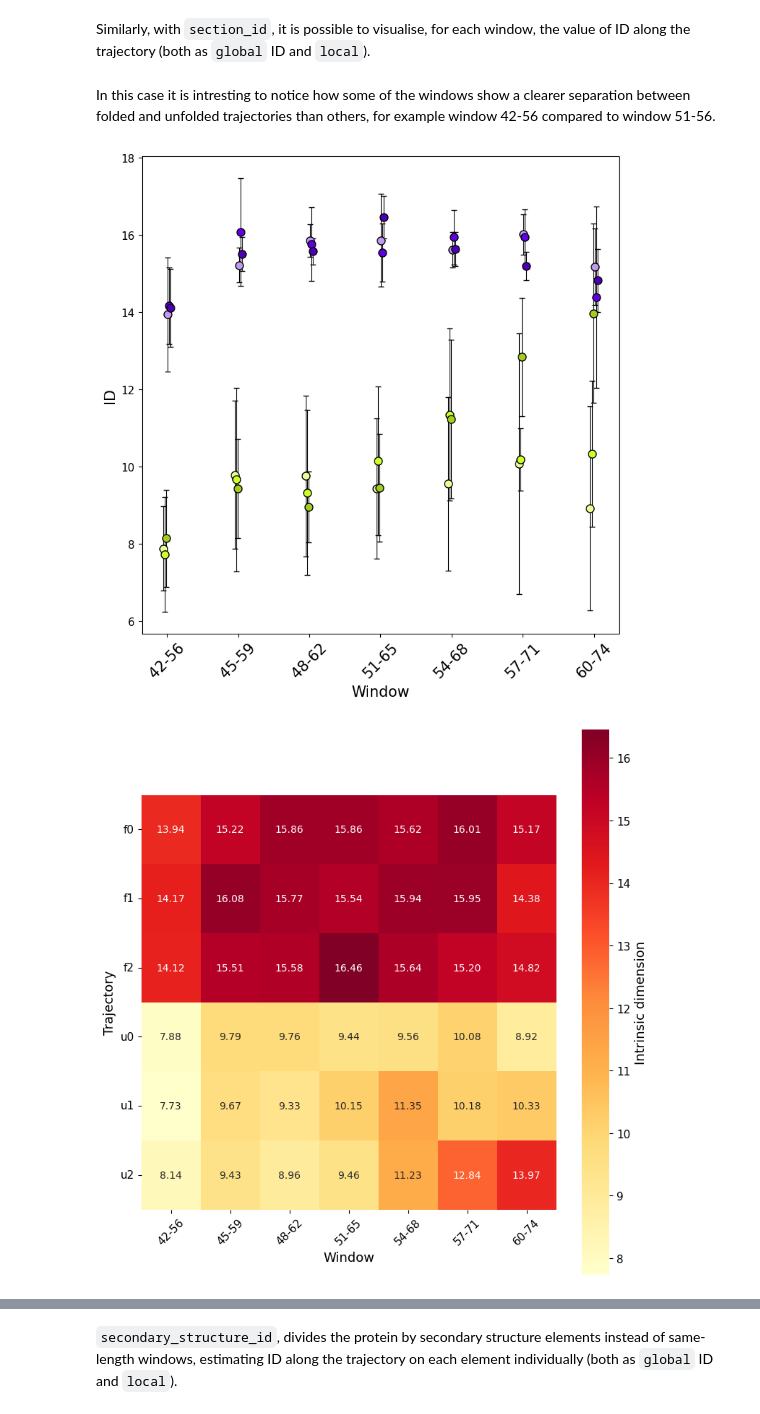
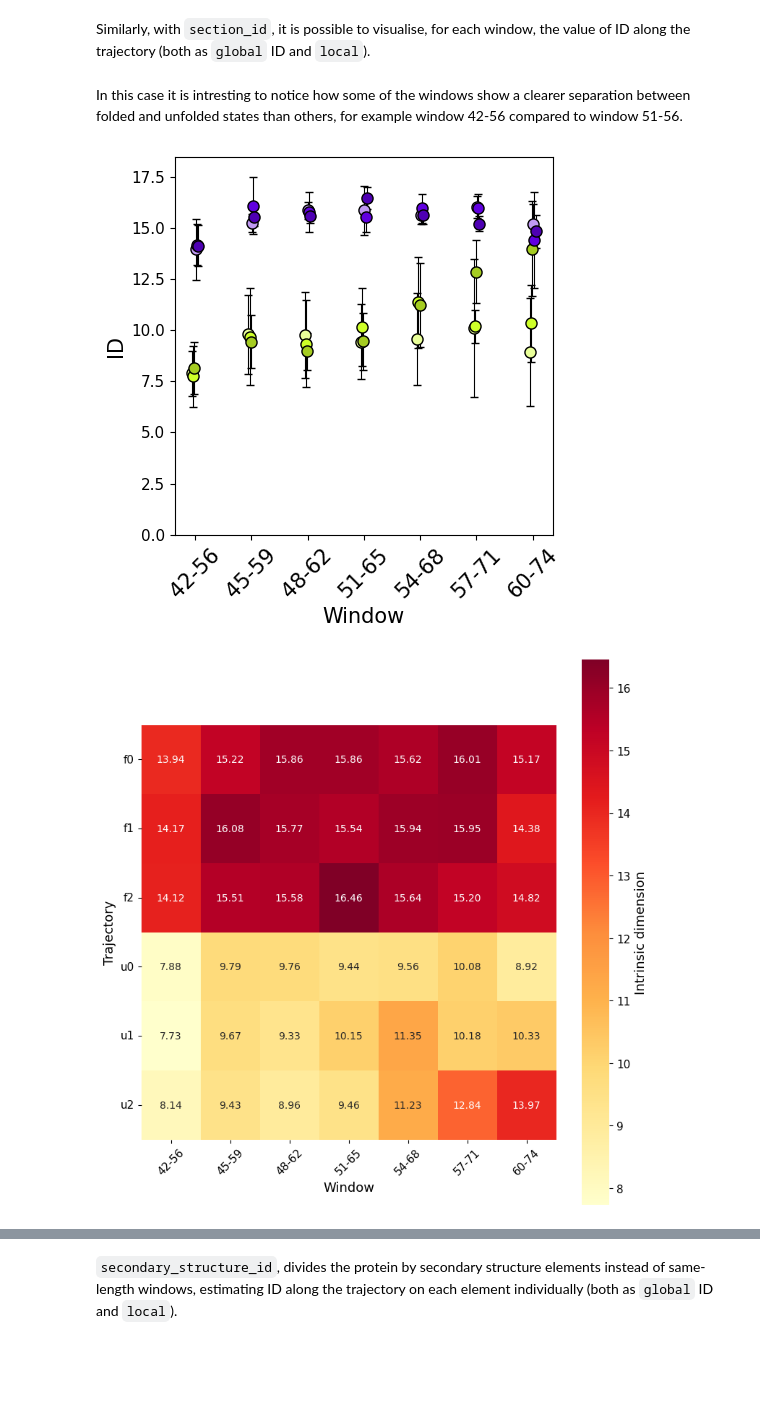
Before and after one commit to icazzaniga/MDIntrinsicDimension, a Jupyter notebook: docs/villin_plots.ipynb, the cells around one changed output, grey strips where cells are left out. Saved outputs shown, nothing was run; the diff lists cells and outputs as text; code cells hidden in the pictures; blank space fills up the shorter version.

```diff
--- a/docs/villin_plots.ipynb
+++ b/docs/villin_plots.ipynb
@@ -165,36 +168,0 @@ plt.show()
-# %%
-
-#plot avg or overall
-threshold_value = 13
-fig, ax = plt.subplots(figsize=(8,8))
-
-# Separate based on threshold
-folded_group = data[data['folded']== True]
-unfolded_group = data[data['folded']== False]
-
-groups = [(folded_group, 0, "Folded"), (unfolded_group, 1, "Unfolded")]
-shift_amount = 0.01
-
-for group, x_base, label_name in groups:
-    n_points = len(group)
-    shifts = np.linspace(-shift_amount, shift_amount, n_points)
-    for j, (index, row) in enumerate(group.iterrows()):
-        x = x_base + shifts[j]
-        y = row['mean_all']
-        std_val = np.std(row['local_id'])
-        color_idx = states.index(row['trajectory'])  # color by trajectory
-        plt.errorbar(x, y, yerr=std_val,color=colors.colors[color_idx],fmt='o', markeredgecolor='black', ecolor='black', capsize=5, markersize=8,label=f"{row['trajectory']}")
-        #plt.scatter(x, y,color=colors.colors[color_idx],edgecolor='black',s=64,label=f"{row['trajectory']}")
-
-plt.xticks([0, 1], ['Folded', 'Unfolded'])
-plt.xlim(-0.5, 1.5)
-ax.set_box_aspect(1)
-plt.hlines(y=threshold_value, xmin=-0.5, xmax=1.5,linestyles="--", colors="gray", linewidth=0.5,label="Threshold")
-plt.ylabel("ID")
-plt.ylim(data['mean_all'].min() - 1, data['mean_all'].max() + 5)
-plt.legend(loc="upper right", title='Trajectory')
-#plt.legend(loc="center left", bbox_to_anchor = (-0.5, 0.5), title='Trajectory')
-#plt.legend(loc="center right", bbox_to_anchor = (1.35, 0.5), title='Trajectory')
-plt.tight_layout()
-#plt.savefig(f'../extra/villin_average_err_threshold_{projection_method}.pdf', dpi=300)
-plt.show()
@@ -203,7 +171,7 @@ plt.show()
 # %% [markdown]
 Similarly, with <span class="mark"><code>section_id</code></span>, it is possible to visualise, for each window, the value of ID along the trajectory (both as ``global`` ID and ``local``).
 # %% [markdown]
-In this case it is intresting to notice how some of the windows show a clearer separation between folded and unfolded trajectories than others, for example window 42-56 compared to window 51-56.
+In this case it is intresting to notice how some of the windows show a clearer separation between folded and unfolded states than others, for example window 42-56 compared to window 51-56.
 # %%
 states = ['u0','u1', 'u2', 'f0', 'f1', 'f2']
 projection_method='Dihedrals'
@@ -217,7 +185,7 @@ results["folded"] = results["trajectory"].str.startswith("f")
 results['window'] = results["start"].astype(str) + "-" + results["end"].astype(str)
 # %%
 
-fig, ax= plt.subplots(figsize=(8,8))
+fig, ax= plt.subplots(figsize=(7,5))
 
 shift_amount = 0.05
 unique_trajectories = results['trajectory'].unique()
@@ -236,34 +204,35 @@ for i, trajectory in enumerate(unique_trajectories):
     ax.errorbar(x_shifted, y, yerr=y_std, fmt='o', color=colors.colors[i],markeredgecolor='black', ecolor='black',elinewidth=0.8, capsize=3, markersize=8, label=f"{trajectory}")
     #ax.scatter(x_shifted, y,color=colors.colors[i], edgecolor='black', s=100, label=f"{trajectory}")
 
 ax.set_xticks(np.arange(len(x_labels)))
 ax.set_xticklabels(x_labels, rotation=45, fontsize = 15)
+plt.ylim(0, y.max() + 2)
 ax.set_ylabel("ID", fontsize = 15)
 ax.set_xlabel('Window', fontsize = 15)
 ax.set_box_aspect(1)
 #ax.legend(title="Trajectory", loc='best')
 #ax.legend(title="Trajectory", bbox_to_anchor=(1.25, 0.5), loc='center right')  #_2 legenda fuori dal box
-plt.tight_layout()
-#plt.savefig(f'../extra/villin_sections_{projection_method}.pdf', dpi=300)
+plt.tight_layout(rect=[0.15, 0, 1, 1])
+plt.savefig(f'../extra/villin_sections_{projection_method}.pdf', dpi=300)
 plt.show()
 
 #ID heatmap
 grouped_data = results.groupby(['trajectory', 'window'], as_index=False)['entire simulation'].mean()
 pivot_data = grouped_data.pivot(index='trajectory', columns='window', values='entire simulation')
 ordered_cols = sorted(pivot_data.columns, key=lambda w: int(w.split("-")[0]))
 pivot_data = pivot_data[ordered_cols]
 
 fig, ax= plt.subplots(figsize=(8,8))
 pivot_data.columns.name = None
 sns.heatmap(pivot_data, cmap="YlOrRd", annot=True, fmt=".2f", ax=ax, cbar_kws={'label': 'Intrinsic dimension'})
 ax.set_ylabel("Trajectory")
 ax.set_xlabel('Window')
 ax.tick_params(axis='x', rotation=45, labelrotation=45)
 ax.tick_params(axis='y', rotation=0)
 ax.set_box_aspect(1)
 plt.tight_layout()
 #plt.savefig(f'../extra/villin_sections_heatmap_{projection_method}.pdf', dpi=300)
 plt.show()
 # %% [output]
-[figure, old version]
+[figure, new version]
 [figure]
```
Also changed, not shown: parts of 9 cells of this notebook, 8 other files.
